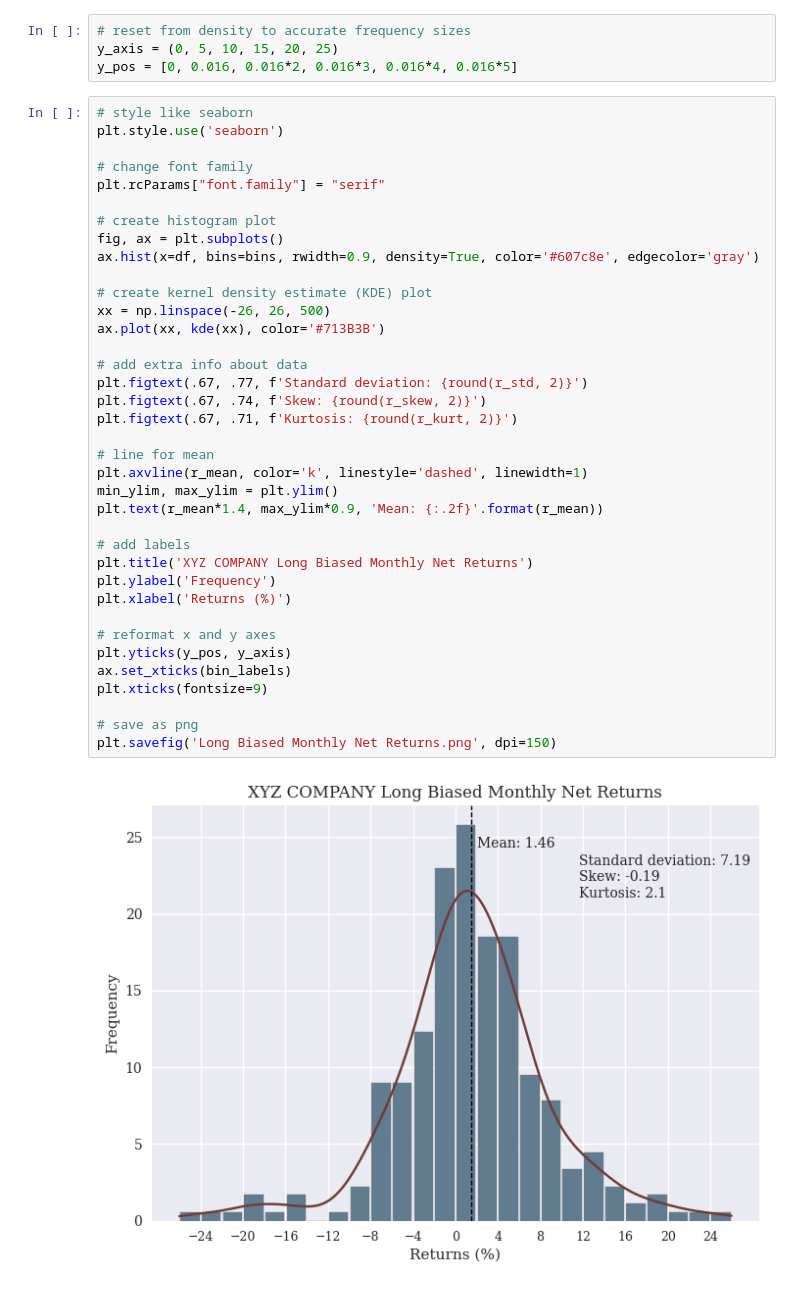
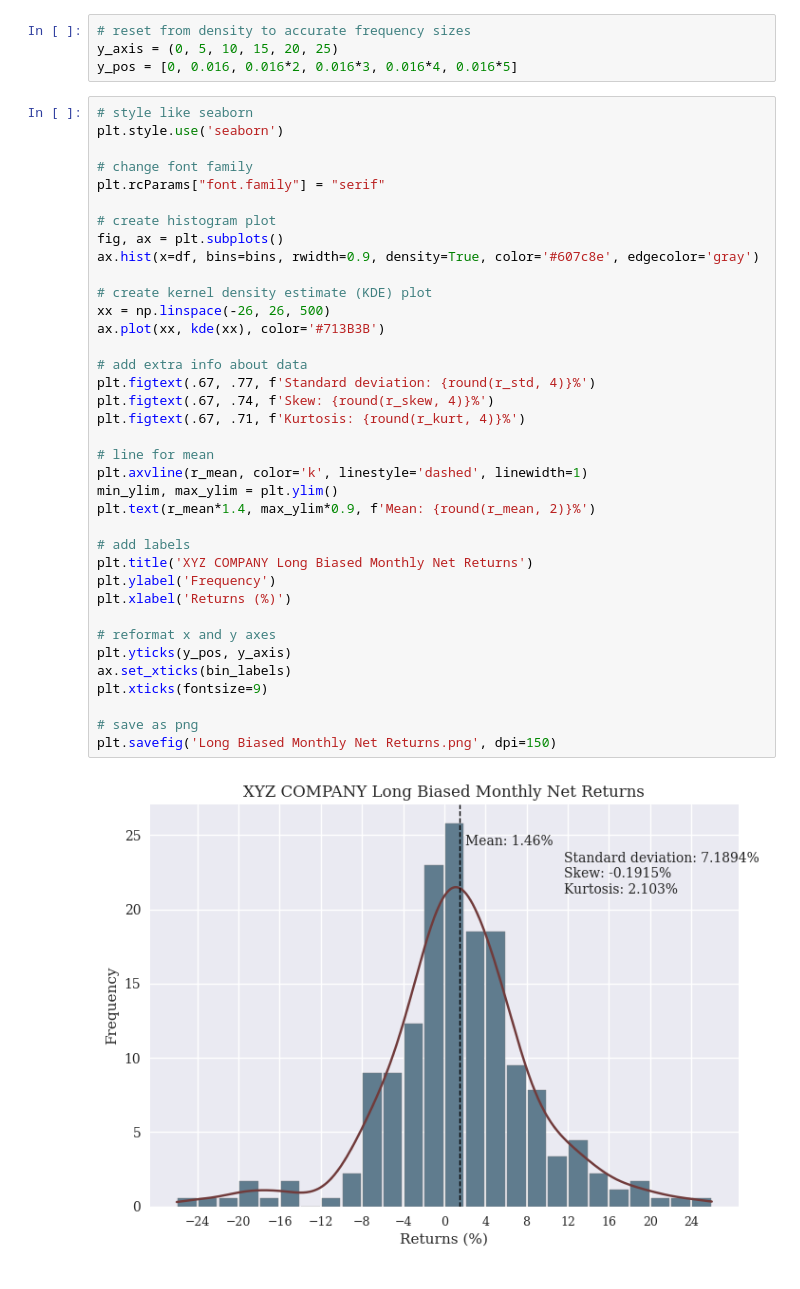
Before and after one commit to watrgoat/Histogram-Plot, a Jupyter notebook: plot.ipynb, the cells around one changed output. Cells and saved outputs as stored; diff of their text form.

Commit message:
updated plot

```diff
--- a/plot.ipynb
+++ b/plot.ipynb
@@ -51,35 +51,35 @@ plt.style.use('seaborn')
 # change font family
 plt.rcParams["font.family"] = "serif"
 
 # create histogram plot
 fig, ax = plt.subplots()
 ax.hist(x=df, bins=bins, rwidth=0.9, density=True, color='#607c8e', edgecolor='gray')
 
 # create kernel density estimate (KDE) plot
 xx = np.linspace(-26, 26, 500)
 ax.plot(xx, kde(xx), color='#713B3B')
 
 # add extra info about data
-plt.figtext(.67, .77, f'Standard deviation: {round(r_std, 2)}')
-plt.figtext(.67, .74, f'Skew: {round(r_skew, 2)}')
-plt.figtext(.67, .71, f'Kurtosis: {round(r_kurt, 2)}')
+plt.figtext(.67, .77, f'Standard deviation: {round(r_std, 4)}%')
+plt.figtext(.67, .74, f'Skew: {round(r_skew, 4)}%')
+plt.figtext(.67, .71, f'Kurtosis: {round(r_kurt, 4)}%')
 
 # line for mean
 plt.axvline(r_mean, color='k', linestyle='dashed', linewidth=1)
 min_ylim, max_ylim = plt.ylim()
-plt.text(r_mean*1.4, max_ylim*0.9, 'Mean: {:.2f}'.format(r_mean))
+plt.text(r_mean*1.4, max_ylim*0.9, f'Mean: {round(r_mean, 2)}%')
 
 # add labels
 plt.title('XYZ COMPANY Long Biased Monthly Net Returns')
 plt.ylabel('Frequency')
 plt.xlabel('Returns (%)')
 
 # reformat x and y axes
 plt.yticks(y_pos, y_axis)
 ax.set_xticks(bin_labels)
 plt.xticks(fontsize=9)
 
 # save as png
 plt.savefig('Long Biased Monthly Net Returns.png', dpi=150)
 # %% [output]
-[figure, old version]
+[figure, new version]
```
Also changed, not shown: parts of 1 cell of this notebook, 1 other file.
